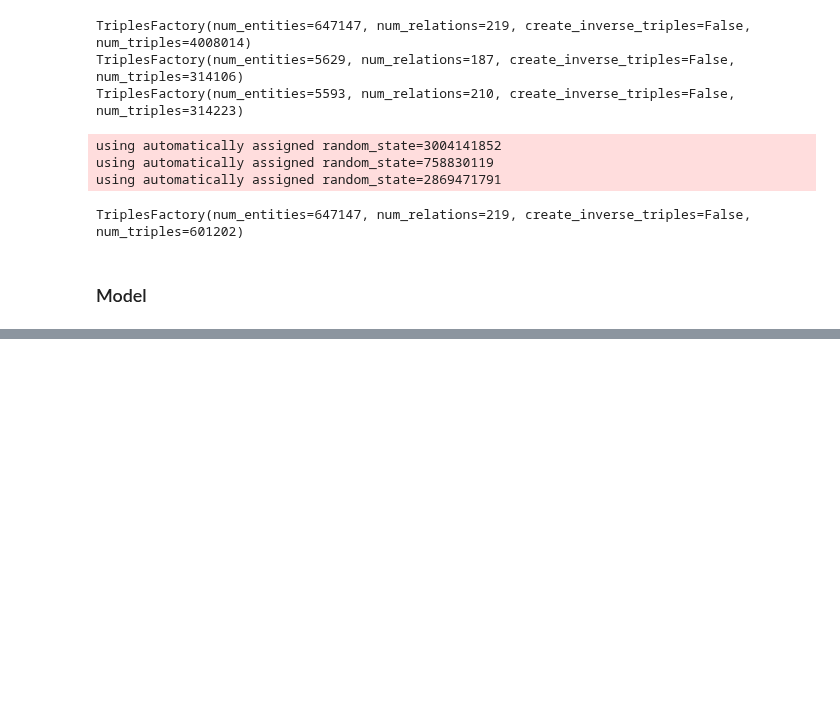
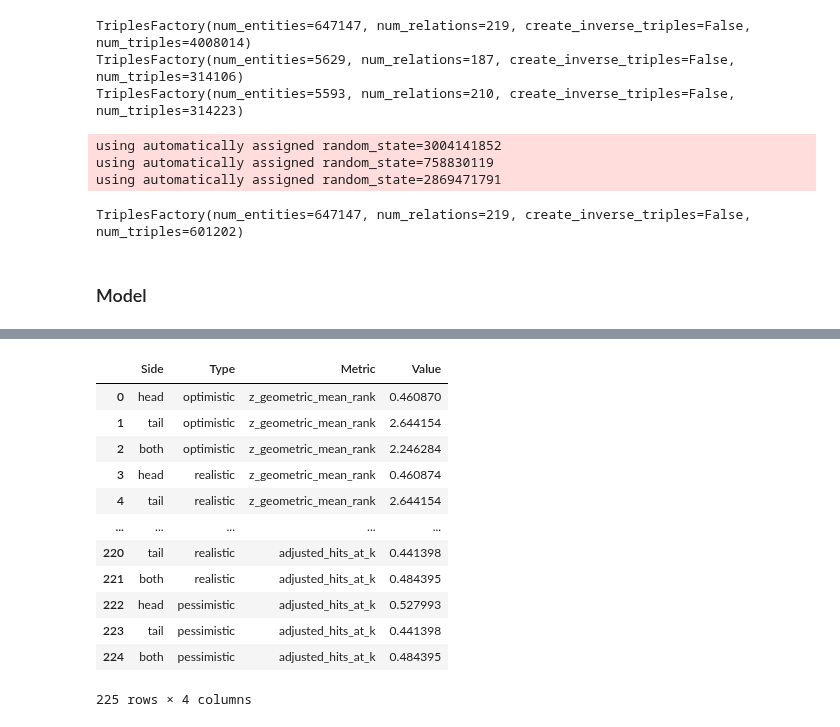
Before and after one commit to marketakrenkova/drug-interaction-prediction, a Jupyter notebook: knowledge_graph.ipynb, the cells around one changed output, grey strips where cells are left out. Cells and saved outputs as stored; diff of their text form; code cells hidden in the pictures; blank space fills up the shorter version.

```diff
--- a/knowledge_graph.ipynb
+++ b/knowledge_graph.ipynb
@@ -369,0 +435,16 @@ result.save_to_directory("results")
+# %%
+result.metric_results.to_df()
+# %% [output]
+|  | Side | Type | Metric | Value |
+| 0 | head | optimistic | z_geometric_mean_rank | 0.460870 |
+| 1 | tail | optimistic | z_geometric_mean_rank | 2.644154 |
+| 2 | both | optimistic | z_geometric_mean_rank | 2.246284 |
+| 3 | head | realistic | z_geometric_mean_rank | 0.460874 |
+| 4 | tail | realistic | z_geometric_mean_rank | 2.644154 |
+| ... | ... | ... | ... | ... |
+| 220 | tail | realistic | adjusted_hits_at_k | 0.441398 |
+| 221 | both | realistic | adjusted_hits_at_k | 0.484395 |
+| 222 | head | pessimistic | adjusted_hits_at_k | 0.527993 |
+| 223 | tail | pessimistic | adjusted_hits_at_k | 0.441398 |
+| 224 | both | pessimistic | adjusted_hits_at_k | 0.484395 |
+225 rows × 4 columns
```
Also changed, not shown: parts of 9 cells of this notebook, 3 other files.
